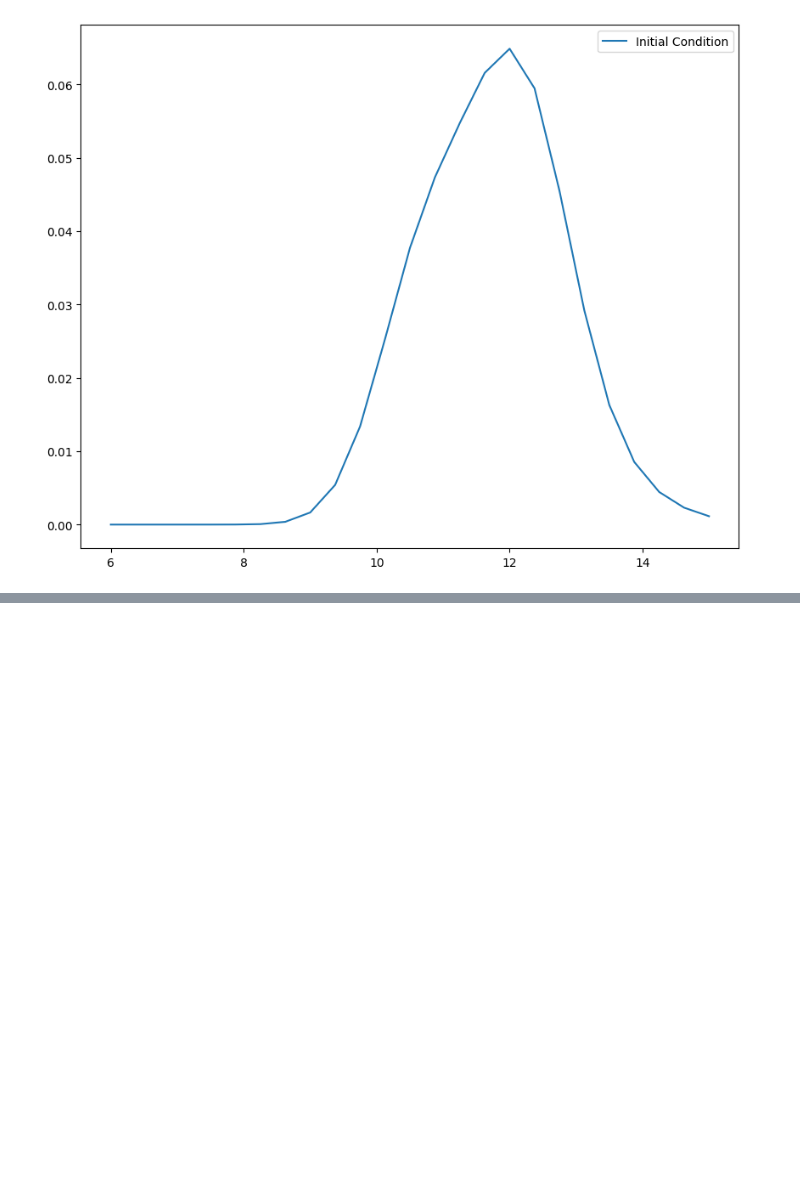
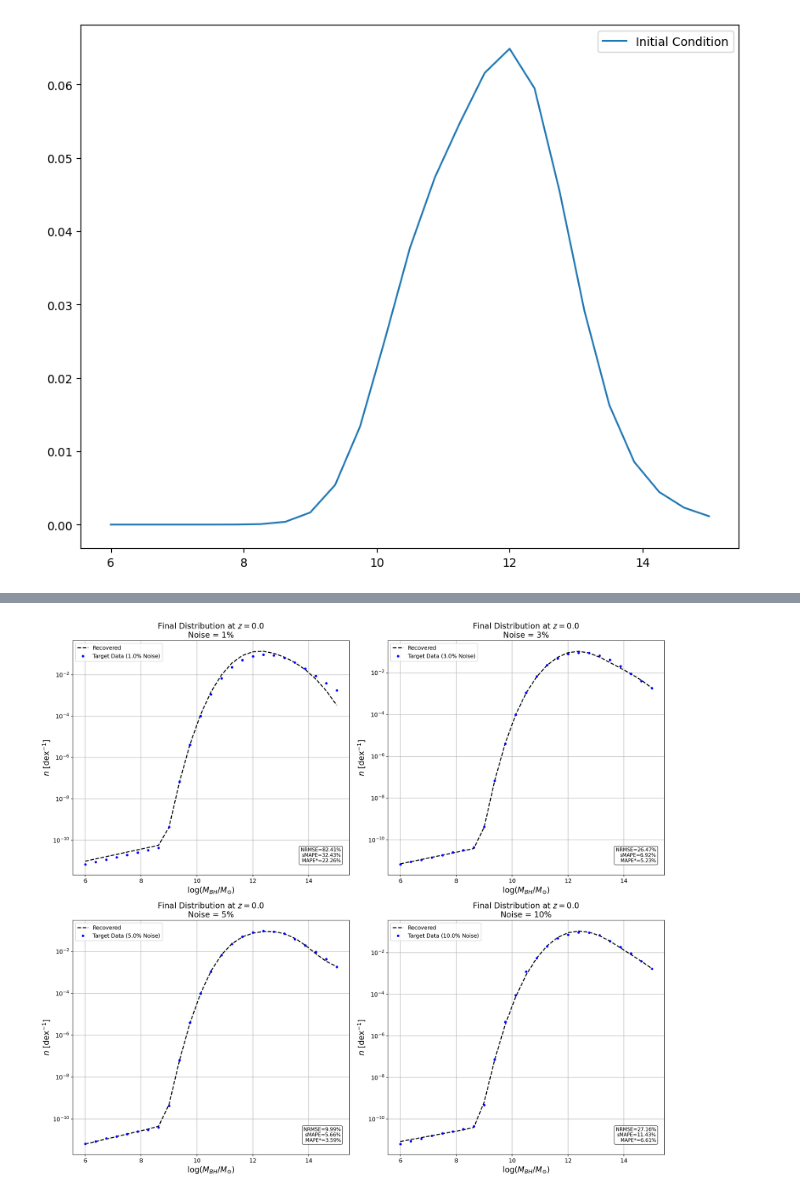
Before and after one commit to eduardopereira-inpe/starforge2, a Jupyter notebook: notebooks/parameters_recoveryv3.ipynb, the cells around one changed output, grey strips where cells are left out. Drawn from its saved outputs; the diff is of its cells as text; code cells hidden in the pictures; blank space fills up the shorter version.

```diff
--- a/notebooks/parameters_recoveryv3.ipynb
+++ b/notebooks/parameters_recoveryv3.ipynb
@@ -387,7 +443,7 @@ for i, noise in enumerate(sorted(results.keys())):
         marker='o',
         markersize=4,
         linestyle='None',
-        label=rf'Target Data ({noise*100:.1f}\% Noise)',
+        label=rf'Target Data ({noise*100:.1f}% Noise)',
         color='blue'
     )
 
@@ -396,32 +452,34 @@ for i, noise in enumerate(sorted(results.keys())):
     ax2.set_xlabel(r'$\log(M_{BH} / M_{\odot})$')
     ax2.set_ylabel(r'$n$ [dex$^{-1}$]')
 
     ax2.text(
         0.97,
         0.05,
         res['metrics'],
         transform=ax2.transAxes,
         fontsize=10,
         va='bottom',
         ha='right',
         bbox=dict(
             boxstyle="round,pad=0.3",
             facecolor="white",
             alpha=0.8
         )
     )
 
     ax2.set_title(
         rf'Final Distribution at $z = {res["grid_params"].z_f}$ '
         '\n'
-        rf'Noise = {noise*100:.0f}\%'
+        rf'Noise = {noise*100:.0f}%'
     )
 
     ax2.legend()
 
 plt.tight_layout()
 
 # Optional:
-plt.savefig("./images/final_distribution_comparison.pdf", bbox_inches="tight")
+plt.savefig("./images/integrated_result.png", bbox_inches="tight")
 
 plt.show()
+# %% [output]
+[figure, added]
```
Also changed, not shown: parts of 8 cells of this notebook, 13 other files.
